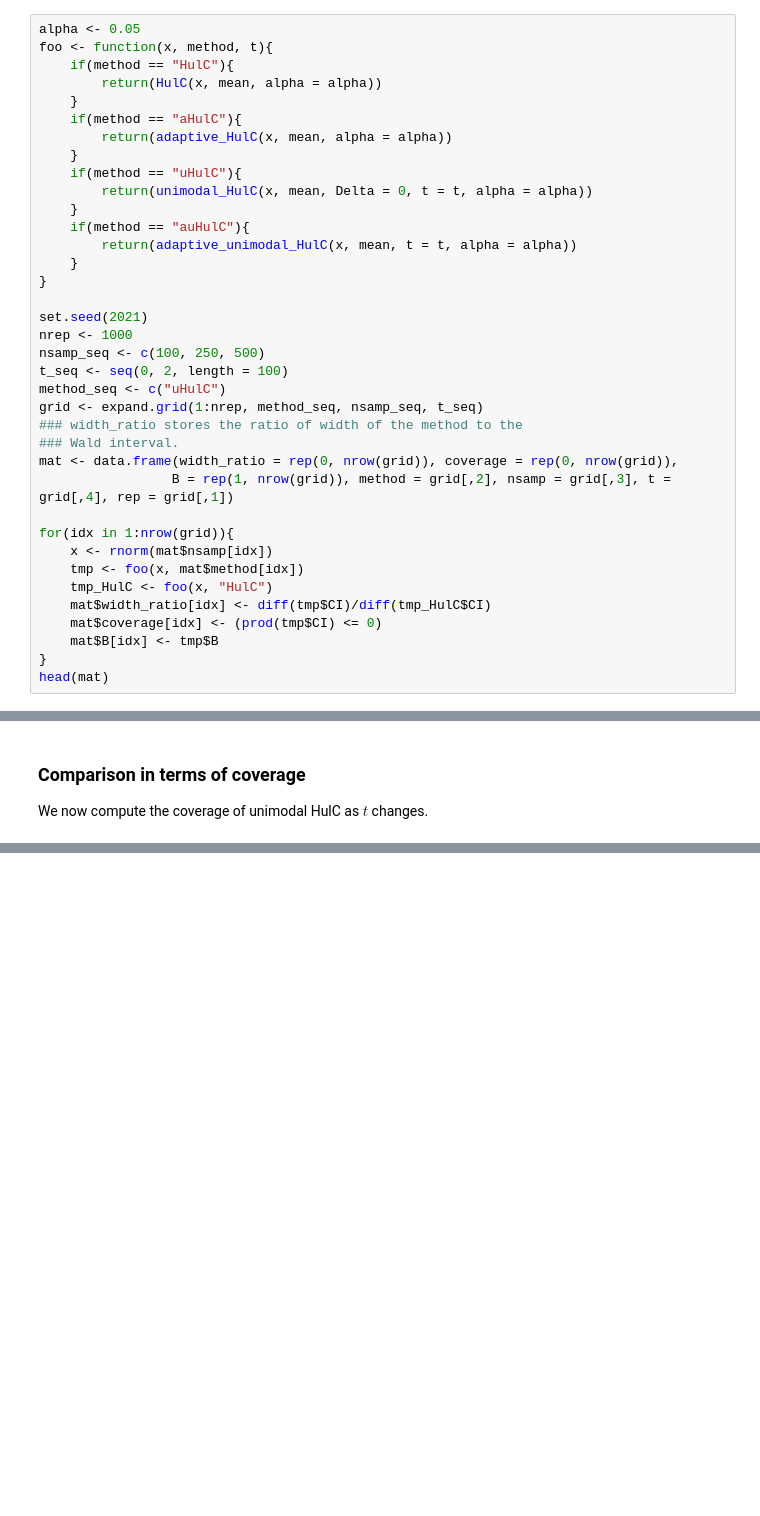
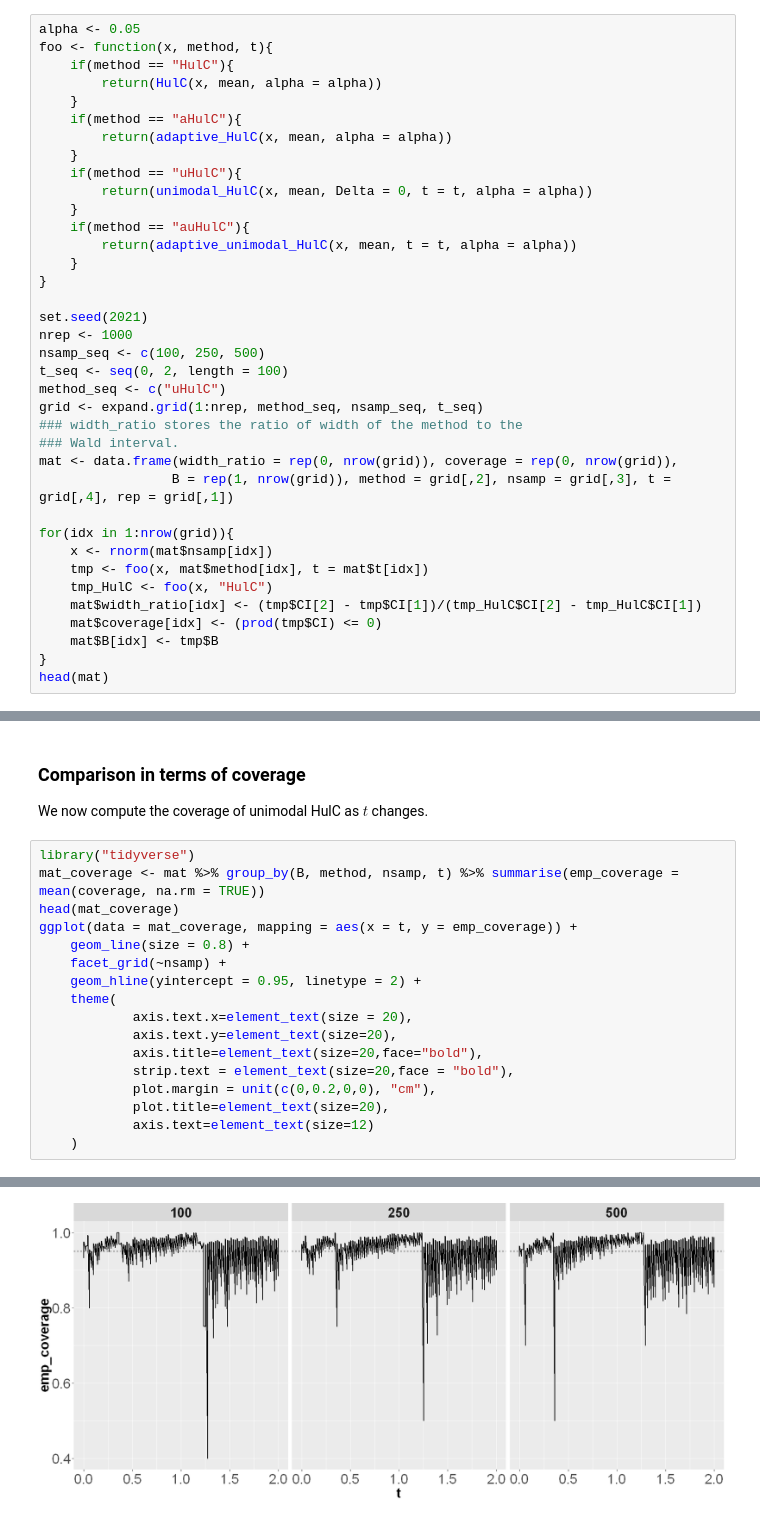
Before and after one commit to Arun-Kuchibhotla/HulC, a Jupyter notebook: R/HulC, Adaptive HulC, and Unimodal HulC.ipynb, the cells around one changed output, grey strips where cells are left out. Drawn from its saved outputs; the diff is of its cells as text; blank space fills up the shorter version.

```diff
--- a/R/HulC, Adaptive HulC, and Unimodal HulC.ipynb
+++ b/R/HulC, Adaptive HulC, and Unimodal HulC.ipynb
@@ -252,9 +247,9 @@ mat <- data.frame(width_ratio = rep(0, nrow(grid)), coverage = rep(0, nrow(grid)
 
 for(idx in 1:nrow(grid)){
     x <- rnorm(mat$nsamp[idx])
-    tmp <- foo(x, mat$method[idx])
+    tmp <- foo(x, mat$method[idx], t = mat$t[idx])
     tmp_HulC <- foo(x, "HulC")
-    mat$width_ratio[idx] <- diff(tmp$CI)/diff(tmp_HulC$CI)
+    mat$width_ratio[idx] <- (tmp$CI[2] - tmp$CI[1])/(tmp_HulC$CI[2] - tmp_HulC$CI[1])
     mat$coverage[idx] <- (prod(tmp$CI) <= 0)
     mat$B[idx] <- tmp$B
 }
@@ -262,3 +265,21 @@ head(mat)
 # %% [markdown]
 ### Comparison in terms of coverage
 We now compute the coverage of unimodal HulC as $t$ changes.
+# %%
+library("tidyverse")
+mat_coverage <- mat %>% group_by(B, method, nsamp, t) %>% summarise(emp_coverage = mean(coverage, na.rm = TRUE))
+head(mat_coverage)
+ggplot(data = mat_coverage, mapping = aes(x = t, y = emp_coverage)) +
+    geom_line(size = 0.8) +
+    facet_grid(~nsamp) +
+    geom_hline(yintercept = 0.95, linetype = 2) +
+    theme(
+            axis.text.x=element_text(size = 20),
+            axis.text.y=element_text(size=20),
+            axis.title=element_text(size=20,face="bold"),
+            strip.text = element_text(size=20,face = "bold"),
+            plot.margin = unit(c(0,0.2,0,0), "cm"),
+            plot.title=element_text(size=20),
+            axis.text=element_text(size=12)
+    )
+# %% [output]
@@ -264,0 +293 @@ We now compute the coverage of unimodal HulC as $t$ changes.
+[figure, added]
```
Also changed, not shown: parts of 5 cells of this notebook, 1 other file.
